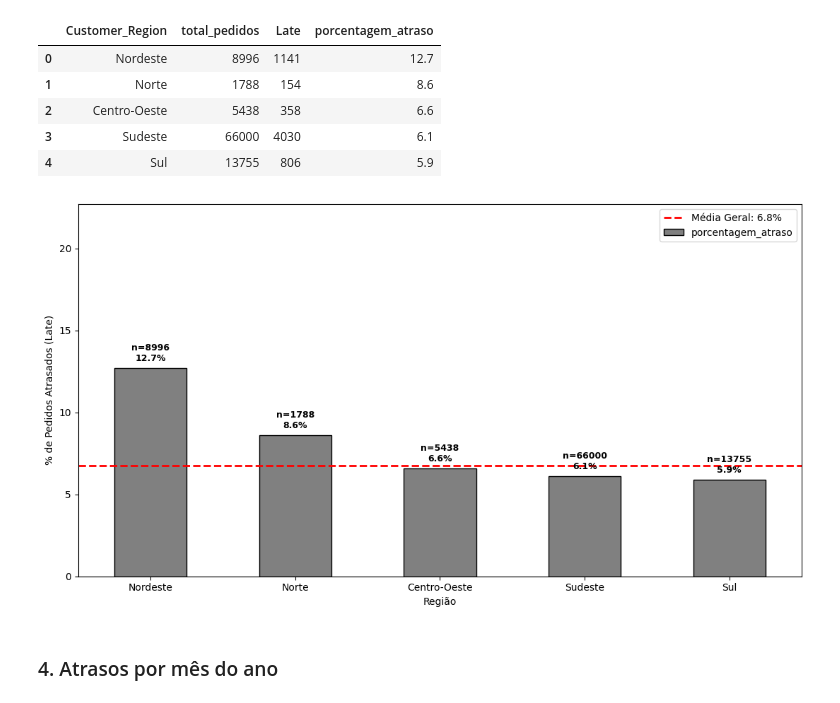
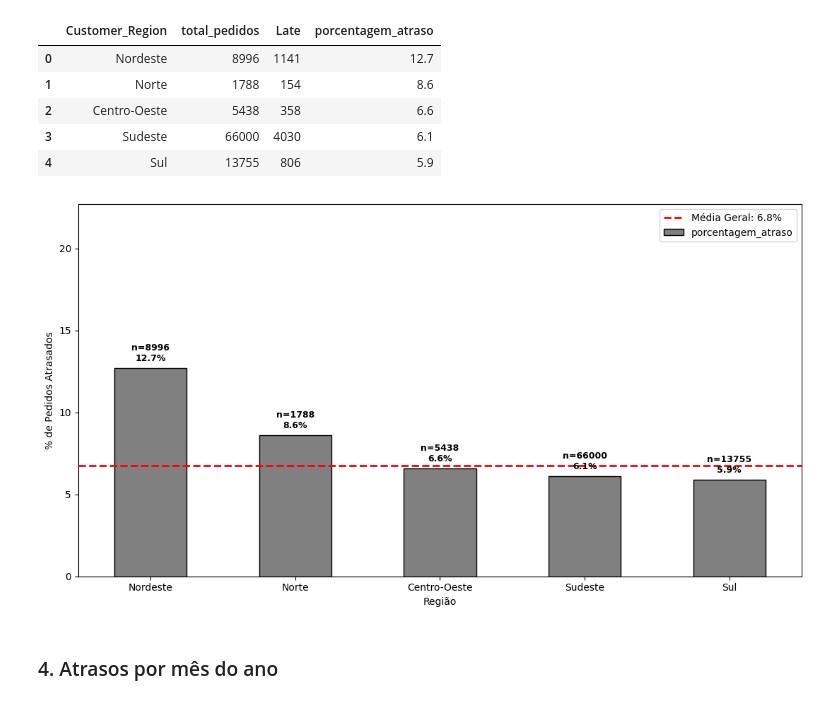
Before and after one commit to LaylaVenancio/olist-logistic-impact-analysis, a Jupyter notebook: de_Tech_Challenge_Final.ipynb, the cells around one changed output. Drawn from its saved outputs; the diff is of its cells as text; code cells hidden in the pictures.

```diff
--- a/de_Tech_Challenge_Final.ipynb
+++ b/de_Tech_Challenge_Final.ipynb
@@ -738,33 +738,33 @@ hipotese3[['Customer_Region','total_pedidos','Late','porcentagem_atraso']]
 # %%
 # média geral de atraso
 media_geral = (hipotese3['Late'].sum() / hipotese3['total_pedidos'].sum()) * 100
 
 plt.figure(figsize=(11, 6))
 ax = hipotese3.set_index('Customer_Region')['porcentagem_atraso'].plot(kind='bar', color='gray', edgecolor='black')
 
 # adicionando a linha da média no gráfico
 ax.axhline(media_geral, color='red', linestyle='--', linewidth=2, label=f'Média Geral: {media_geral:.1f}%')
 
 # Personalizando
 for i, p in enumerate(ax.patches):
     n_absoluto = hipotese3['total_pedidos'].iloc[i]
     percentual = p.get_height()
     label_texto = f'n={int(n_absoluto)}\n{percentual:.1f}%'
     ax.annotate(label_texto, (p.get_x() + p.get_width() / 2., p.get_height()),
                 ha='center', va='center', xytext=(0, 15), textcoords='offset points',
                 fontsize=9, fontweight='bold')
 
 # Legendas e Rótluos
 plt.legend(loc='upper right')
-plt.ylabel('% de Pedidos Atrasados (Late)')
+plt.ylabel('% de Pedidos Atrasados')
 plt.xlabel('Região')
 plt.xticks(rotation=0)
 plt.ylim(0, hipotese3['porcentagem_atraso'].max() + 10)
 
 plt.tight_layout()
 plt.show()
 # %% [output]
-[figure, old version]
+[figure, new version]
 # %% [markdown]
 ### 4. Atrasos por mês do ano
 # %%
```
Also changed, not shown: parts of 4 cells of this notebook.
